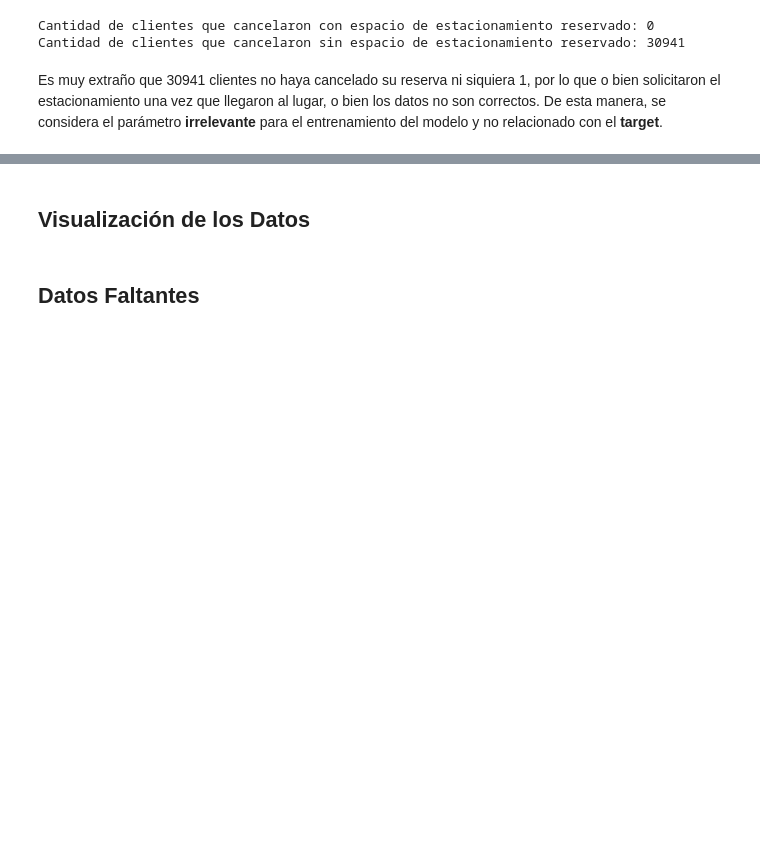
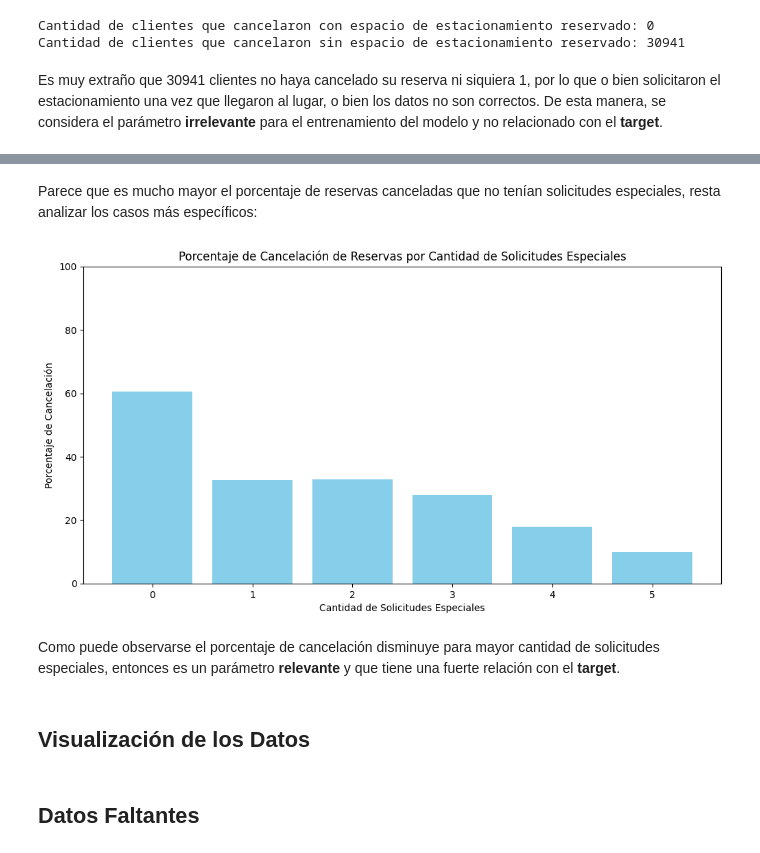
Before and after one commit to InspectorDave/OrgaDeDatos-TPs, a Jupyter notebook: 7506R_TP1_GRUPO11_CHP1_ENTREGA.ipynb, the cells around one changed output, grey strips where cells are left out. Saved outputs shown, nothing was run; the diff lists cells and outputs as text; code cells hidden in the pictures; blank space fills up the shorter version.

```diff
--- a/7506R_TP1_GRUPO11_CHP1_ENTREGA.ipynb
+++ b/7506R_TP1_GRUPO11_CHP1_ENTREGA.ipynb
@@ -1699,3 +1733,27 @@ Es muy extraño que 30941 clientes no haya cancelado su reserva ni siquiera 1, p
+# %% [markdown]
+Parece que es mucho mayor el porcentaje de reservas canceladas que no tenían solicitudes especiales, resta analizar los casos más específicos:
+# %%
+hotels_df_copy = hotels_df.copy()
+unique_special_requests = hotels_df_copy['total_of_special_requests'].unique()
+cancellation_percentages = []
+
+for request_count in unique_special_requests:
+    subset = hotels_df_copy[hotels_df_copy['total_of_special_requests'] == request_count]
+    cancellation_percentage = (subset['is_canceled'].mean()) * 100
+    cancellation_percentages.append(cancellation_percentage)
+
+plt.figure(figsize=(12, 6))
+plt.bar(unique_special_requests, cancellation_percentages, color='skyblue')
+plt.title('Porcentaje de Cancelación de Reservas por Cantidad de Solicitudes Especiales')
+plt.xlabel('Cantidad de Solicitudes Especiales')
+plt.ylabel('Porcentaje de Cancelación')
+plt.xticks(unique_special_requests)
+plt.ylim(0, 100)
+plt.show()
+# %% [output]
+[figure, added]
+# %% [markdown]
+Como puede observarse el porcentaje de cancelación disminuye para mayor cantidad de solicitudes especiales, entonces es un parámetro **relevante** y que tiene una fuerte relación con el **target**.
 # %% [markdown]
 ## Visualización de los Datos
 # %% [markdown]
```
Also changed, not shown: parts of 5 cells of this notebook.
